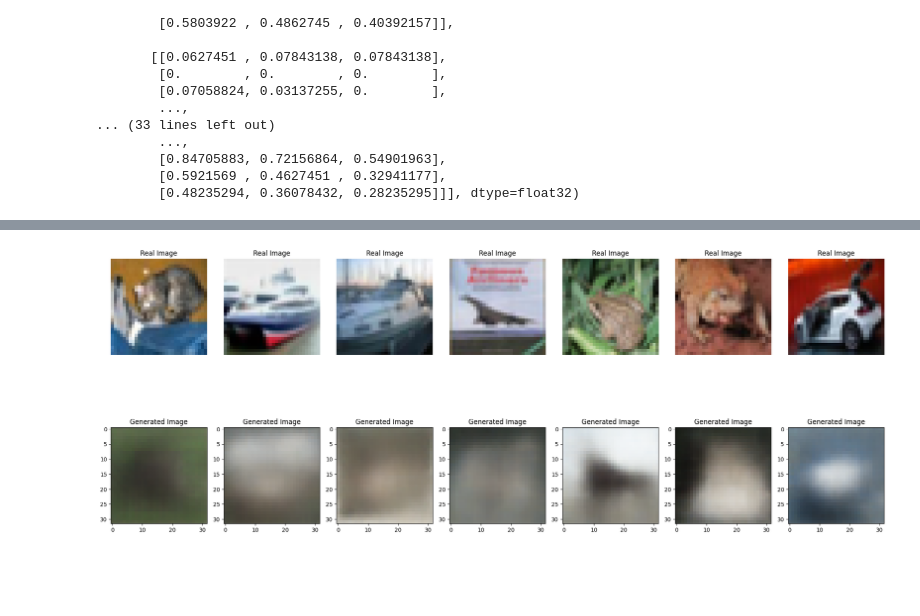
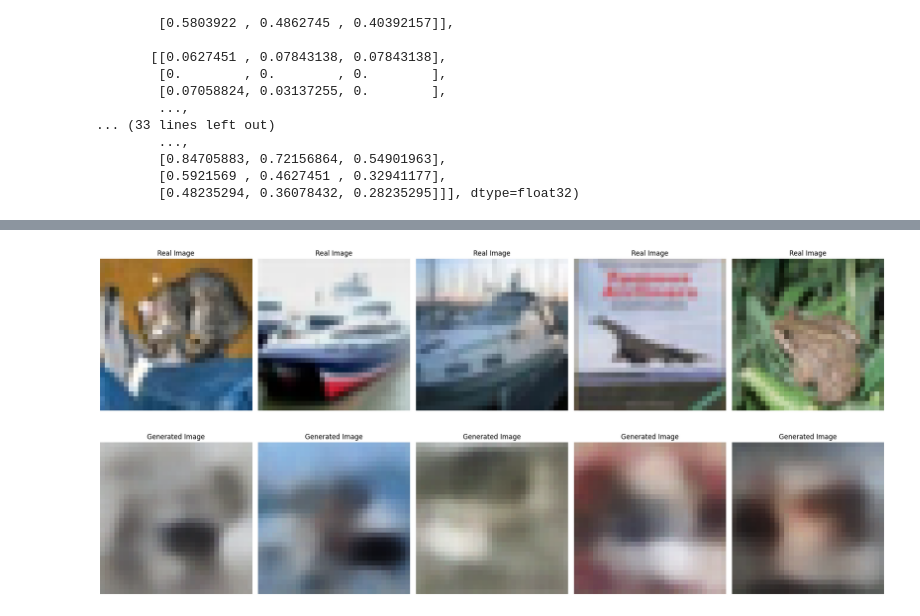
Before and after one commit to Umar-Waseem/vae-cifar-10, a Jupyter notebook: vae-cifar10.ipynb, the cells around one changed output, grey strips where cells are left out. Drawn from its saved outputs; the diff is of its cells as text; code cells hidden in the pictures; blank space fills up the shorter version.

```diff
--- a/vae-cifar10.ipynb
+++ b/vae-cifar10.ipynb
@@ -189,7 +142,7 @@ class VAE(keras.Model):
 
     def call(self, x):
         mean, logvar = self.encode(x)
-        z = self.reparameterize(mean, logvar)
+        z = self.reparameterization(mean, logvar)
         x_recon = self.decode(z)
         return x_recon, mean, logvar
 
@@ -234,6 +187,6 @@ class VAE(keras.Model):
             "kl_loss": self.kl_loss_tracker.result(),
         }
 # %%
-vae = VAE(latent_dim, image_shape, 0.2)
+vae = VAE(latent_dim,  image_shape, 0.3)
 vae.decoder.summary()
 # %% [output]
@@ -277,6 +231,7 @@ _________________________________________________________________
 # %%
+vae.compile(optimizer=keras.optimizers.Adam())
+early_stopping = EarlyStopping(monitor='loss', patience=10, verbose=1)
+history = vae.fit(x_train, epochs=50, batch_size=512, callbacks=[early_stopping])
 
-early_stopping = EarlyStopping(monitor='loss', patience=5, verbose=1)
-vae.compile(optimizer=keras.optimizers.Adam())
-history = vae.fit(x_train, epochs=150, batch_size=128, callbacks=[early_stopping])
+# print(history.history)
 # %% [output]
@@ -323,5 +264,5 @@ plt.show()
 # %%
-num_images = 7
+num_images = 5
 # %%
 def generate_images_from_latent_vectors(vae, num_images_to_generate):
     # Generate random latent vectors
@@ -339,26 +280,26 @@ generated_images = generate_images_from_latent_vectors(vae, num_images)
 # %%
 def plot_real_and_generated_images(real_images, generated_images, num_images_to_generate):
     plt.figure(figsize=(20, 10))
 
     # Plot real images
     for i in range(num_images_to_generate):
         plt.subplot(2, num_images_to_generate, i + 1)
         plt.imshow(real_images[i])
         plt.title('Real Image')
         plt.axis('off')
 
     # Plot generated images
     for i in range(num_images_to_generate):
         plt.subplot(2, num_images_to_generate, num_images_to_generate + i + 1)
         plt.imshow(generated_images[i])
         plt.title('Generated Image')
-        # plt.axis('off')
+        plt.axis('off')
 
     plt.tight_layout()
     plt.show()
 
 
 # Plot real and generated images side by side vertically
 plot_real_and_generated_images(x_test[:num_images], generated_images, num_images)
 # %% [output]
-[figure, old version]
+[figure, new version]
```
Also changed, not shown: parts of 20 cells of this notebook.
